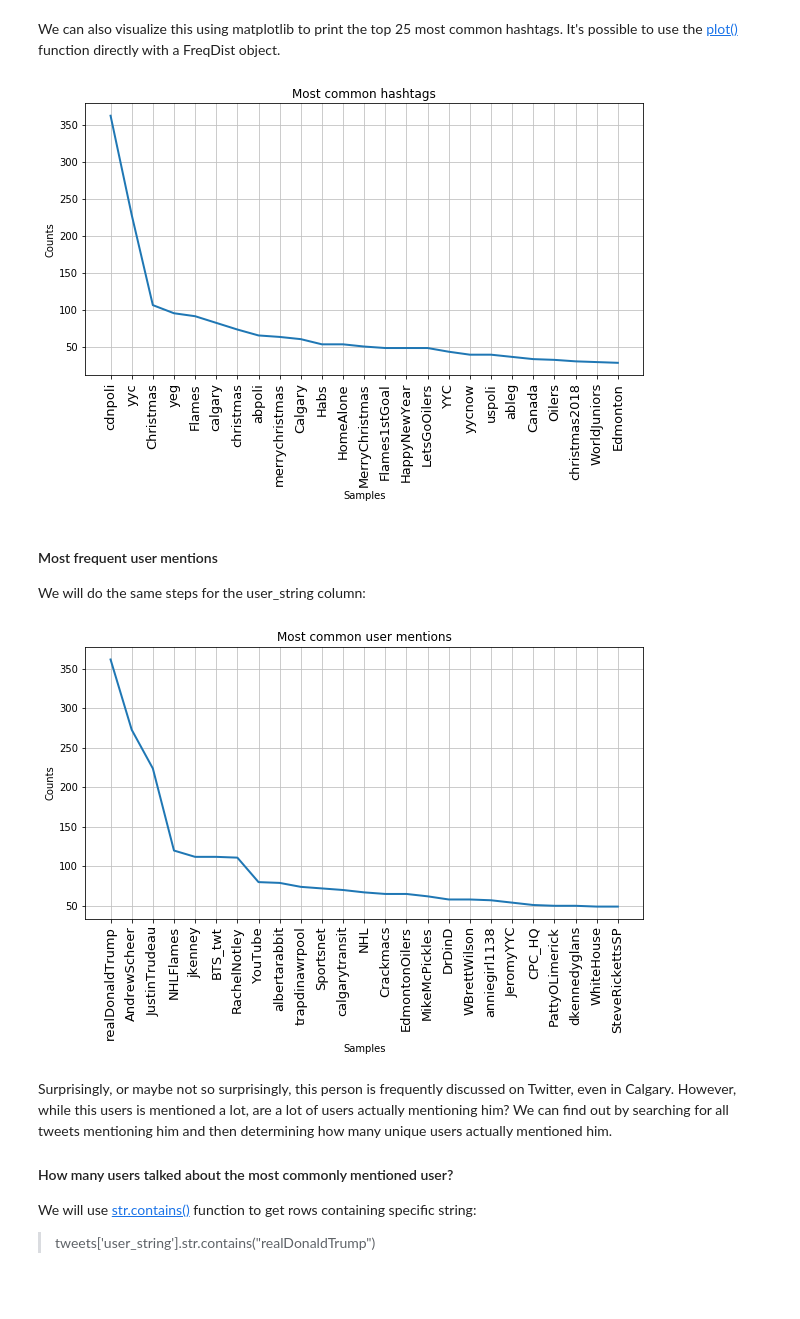
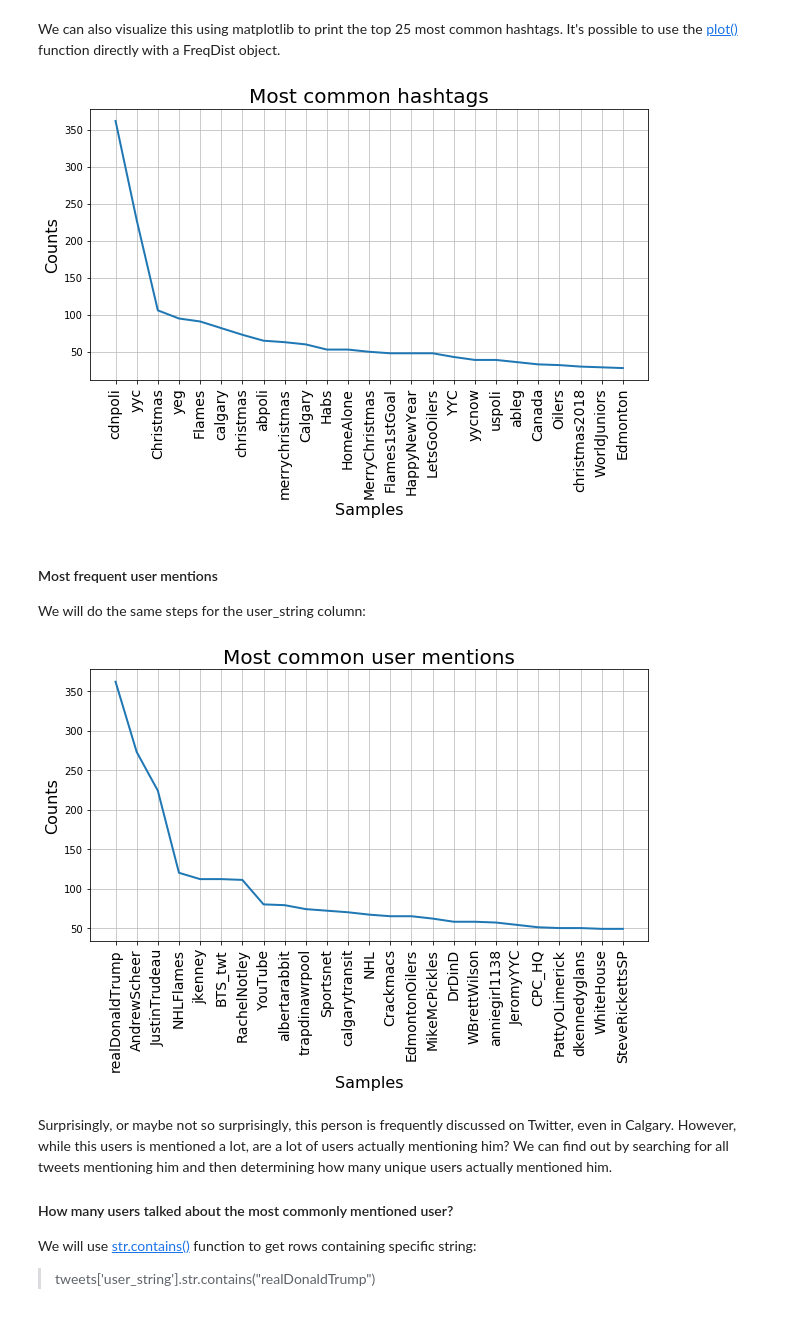
Before and after one commit to cybera/data-science-for-entrepreneurs-workshops, a Jupyter notebook: 2.Exploring_data.ipynb, the cells around one changed output. Cells and saved outputs as stored; diff of their text form; code cells hidden in the pictures.

```diff
--- a/2.Exploring_data.ipynb
+++ b/2.Exploring_data.ipynb
@@ -261,23 +259,27 @@ Most common hashtags:  [('cdnpoli', 362), ('yyc', 228), ('Christmas', 106), ('ye
 We can also visualize this using matplotlib to print the top 25 most common hashtags. It's possible to use the [plot()](https://kite.com/python/docs/nltk.probability.FreqDist.plot) function directly with a  FreqDist object.
 # %%
 plt.figure(figsize=(10,5)) # plot size
-plt.title("Most common hashtags")
-plt.xticks(fontsize=13, rotation=90) ## Change rotation and font for x axis labels
+plt.title("Most common hashtags", size = 20)
+plt.xlabel("Hashtag", size = 16)
+plt.ylabel("Counts", size = 16)
+plt.xticks(fontsize=14) ## Change font for x axis labels
 freque_dist.plot(25)
 # %% [output]
-[figure, old version]
+[figure, new version]
 # %% [markdown]
 #### Most frequent user mentions
 We will do the same steps for the user_string column:
 # %%
 all_users=" ".join([i for i in tweets['user_string']]).split()
 plt.figure(figsize=(10,5))
-plt.title("Most common user mentions")
-plt.xticks(fontsize=13, rotation=90)
+plt.title("Most common user mentions", size=20)
+plt.xlabel("Tagged User", size=16)
+plt.ylabel("Number of tags", size =16)
+plt.xticks(fontsize=14)
 fd = nltk.FreqDist(all_users)
 fd.plot(25)
 # %% [output]
-[figure, old version]
+[figure, new version]
 # %% [markdown]
 Surprisingly, or maybe not so surprisingly, this person is frequently discussed on Twitter, even in Calgary. However, while this users is mentioned a lot, are a lot of users actually mentioning him? We can find out by searching for all tweets mentioning him and then determining how many unique users actually mentioned him.
 
```
Also changed, not shown: parts of 10 cells of this notebook, 4 other files.
